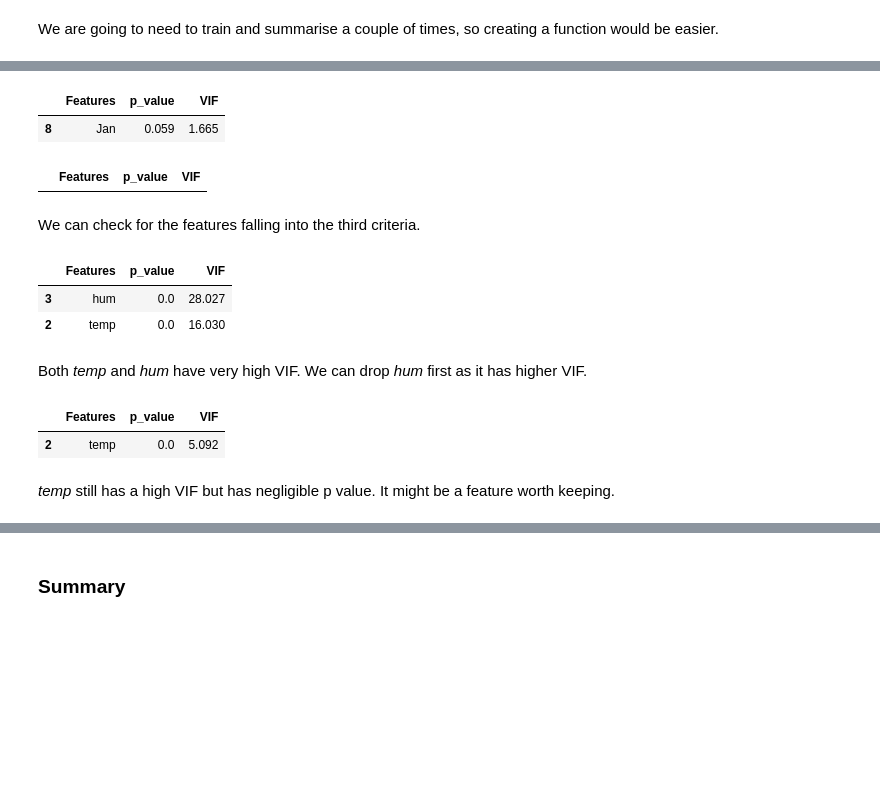
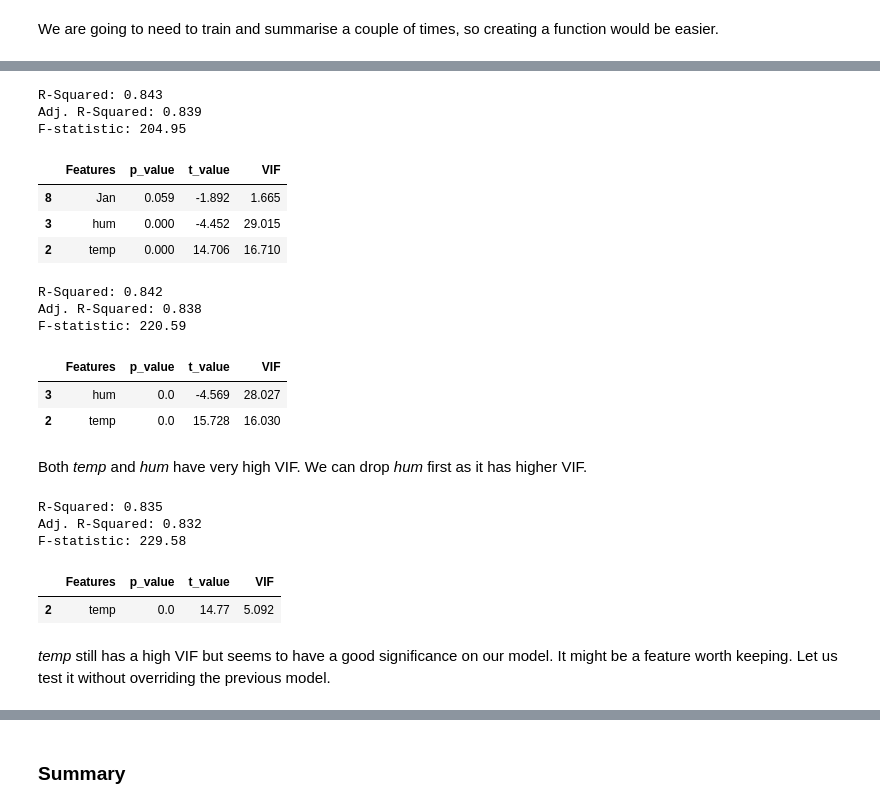
Before and after one commit to rahul-nanwani/boom-bikes, a Jupyter notebook: LinearRegression.ipynb, the cells around one changed output, grey strips where cells are left out. Cells and saved outputs as stored; diff of their text form; code cells hidden in the pictures; blank space fills up the shorter version.

```diff
--- a/LinearRegression.ipynb
+++ b/LinearRegression.ipynb
@@ -353,9 +362,10 @@ def train_and_summarize(_X_train: pd.DataFrame) -> tuple:
     _model = _lr.fit()
 
     # Create a dataframe summary
-    # Add p values first
+    # Add p values and t_values
     _summary = pd.DataFrame({
-        'p_value': _model.pvalues[1:].round(3)
+        'p_value': _model.pvalues[1:].round(3),
+        't_value': _model.tvalues[1:].round(3)
     })
 
     # Index is our feature name here
@@ -368,8 +378,15 @@ def train_and_summarize(_X_train: pd.DataFrame) -> tuple:
         lambda x: round(vif(_X_train.values, x.name), 3),   # x.name=row index
         axis=1)
 
-    # Sort by VIF and p_value
-    _summary.sort_values(by=['p_value', 'VIF'], ascending=[False, False], inplace=True)
+    # Sort by p_value, VIF, and t_value
+    _summary.sort_values(
+        by=['p_value', 'VIF', 't_value'],
+        ascending=[False, False, True], inplace=True)
+
+    # Print the essential metrics
+    print(f"R-Squared: {round(_model.rsquared, 3)}")
+    print(f"Adj. R-Squared: {round(_model.rsquared_adj, 3)}")
+    print(f"F-statistic: {round(_model.fvalue, 2)}")
 
     # Return the tuple of model results and summary dataframe
     return _model, _summary
@@ -392,28 +408,30 @@ We can eliminate *Nov* and fit the model again to see if we still have the featu
 # %%
 X_train.drop('Nov', axis=1, inplace=True)
 
 lr_model, summary = train_and_summarize(X_train)
 
-summary[summary['p_value']>0.05]
+summary[(summary['p_value']>0.05) | (summary['VIF']>5)]
 # %% [output]
+R-Squared: 0.843
+Adj. R-Squared: 0.839
+F-statistic: 204.95
-|  | Features | p_value | VIF |
-| 8 | Jan | 0.059 | 1.665 |
+|  | Features | p_value | t_value | VIF |
+| 8 | Jan | 0.059 | -1.892 | 1.665 |
+| 3 | hum | 0.000 | -4.452 | 29.015 |
+| 2 | temp | 0.000 | 14.706 | 16.710 |
 # %%
 X_train.drop('Jan', axis=1, inplace=True)
 
 lr_model, summary = train_and_summarize(X_train)
 
-summary[summary['p_value']>0.05]
+summary[(summary['p_value']>0.05) | (summary['VIF']>5)]
 # %% [output]
+R-Squared: 0.842
+Adj. R-Squared: 0.838
+F-statistic: 220.59
-|  | Features | p_value | VIF |
+|  | Features | p_value | t_value | VIF |
+| 3 | hum | 0.0 | -4.569 | 28.027 |
+| 2 | temp | 0.0 | 15.728 | 16.030 |
-# %% [markdown]
-We can check for the features falling into the third criteria.
-# %%
-summary[summary['VIF']>5]
-# %% [output]
-|  | Features | p_value | VIF |
-| 3 | hum | 0.0 | 28.027 |
-| 2 | temp | 0.0 | 16.030 |
 # %% [markdown]
 Both *temp* and *hum* have very high VIF. We can drop *hum* first as it has higher VIF.
 # %%
@@ -421,9 +439,12 @@ X_train.drop('hum', axis=1, inplace=True)
 
 lr_model, summary = train_and_summarize(X_train)
 
-summary[summary['VIF']>5]
+summary[(summary['p_value']>0.05) | (summary['VIF']>5)]
 # %% [output]
+R-Squared: 0.835
+Adj. R-Squared: 0.832
+F-statistic: 229.58
-|  | Features | p_value | VIF |
-| 2 | temp | 0.0 | 5.092 |
+|  | Features | p_value | t_value | VIF |
+| 2 | temp | 0.0 | 14.77 | 5.092 |
 # %% [markdown]
-*temp* still has a high VIF but has negligible p value. It might be a feature worth keeping.
+*temp* still has a high VIF but seems to have a good significance on our model. It might be a feature worth keeping. Let us test it without overriding the previous model.
```
Also changed, not shown: parts of 19 cells of this notebook.
